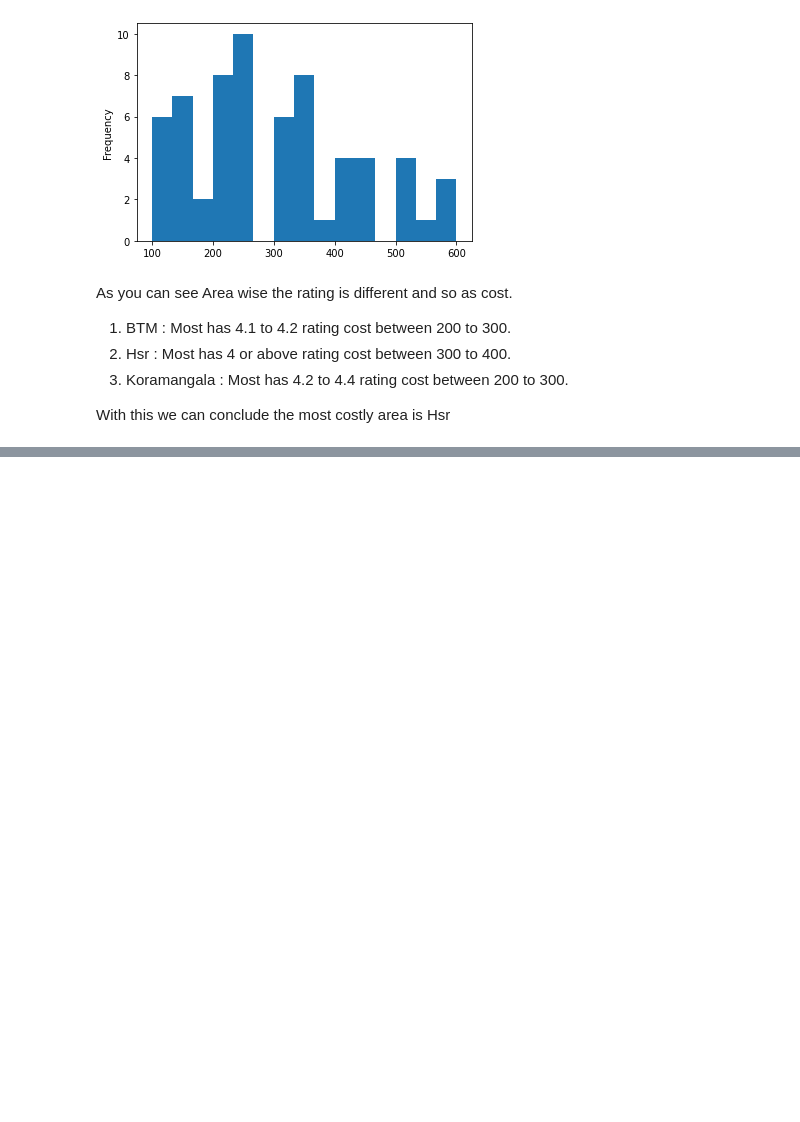
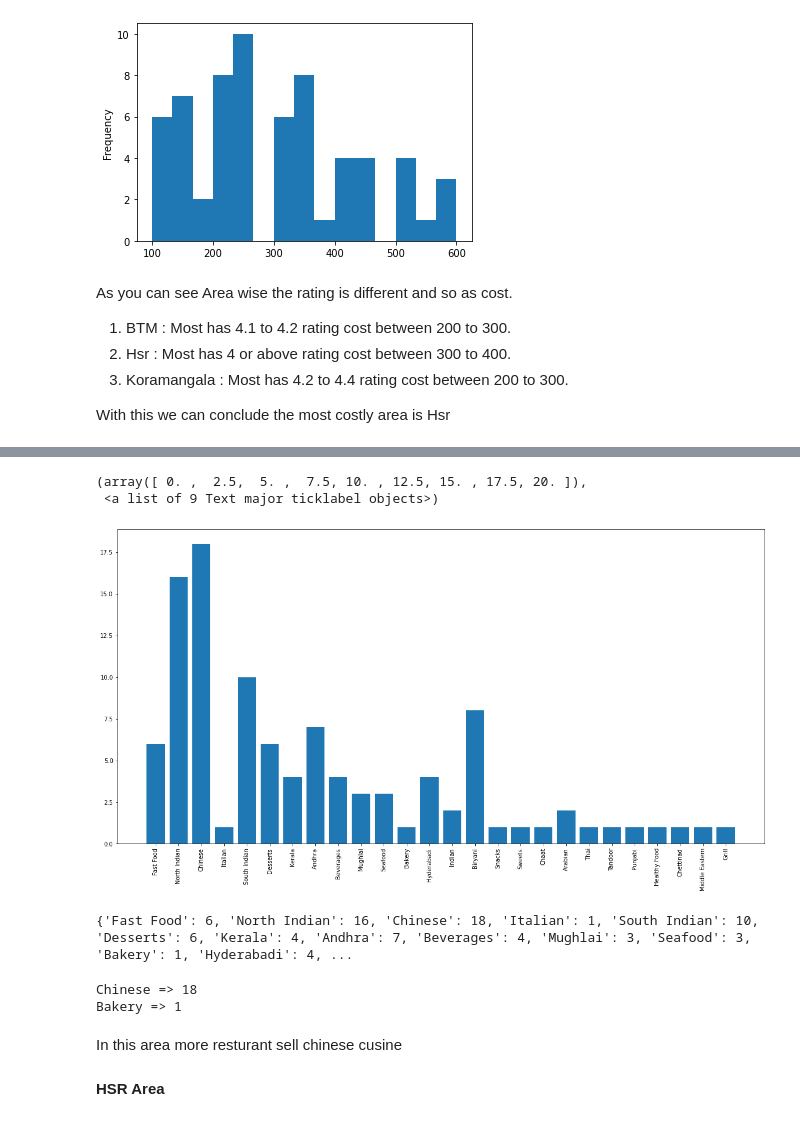
Before and after one commit to SayamAlt/Amazon-Sales-Data-Analysis, a Jupyter notebook: Swiggy Data Analysis.ipynb, the cells around one changed output, grey strips where cells are left out. Drawn from its saved outputs; the diff is of its cells as text; code cells hidden in the pictures; blank space fills up the shorter version.

```diff
--- a/Swiggy Data Analysis.ipynb
+++ b/Swiggy Data Analysis.ipynb
@@ -318,0 +426,40 @@ With this we can conclude the most costly area is Hsr
+# %%
+from collections import Counter
+freq_btm= {}
+for i in swiggy_BTM['Cuisine'].unique():
+  #print(type(i))
+  #print(i)
+  a=i.split(',')
+  for p in a:
+    striped=p.lstrip(' ')
+    if striped in freq_btm:
+      freq_btm[striped]+=1
+    else:
+      freq_btm[striped]=1
+# %%
+keys = freq_btm.keys()
+values = freq_btm.values()
+plt.figure(figsize=(20,10))
+plt.bar(keys,values)
+plt.xticks(rotation='vertical')
+plt.yticks()
+# %% [output]
+(array([ 0. ,  2.5,  5. ,  7.5, 10. , 12.5, 15. , 17.5, 20. ]),
+ <a list of 9 Text major ticklabel objects>)
+[figure, added]
+# %%
+print(freq_btm)
+# %% [output]
+{'Fast Food': 6, 'North Indian': 16, 'Chinese': 18, 'Italian': 1, 'South Indian': 10, 'Desserts': 6, 'Kerala': 4, 'Andhra': 7, 'Beverages': 4, 'Mughlai': 3, 'Seafood': 3, 'Bakery': 1, 'Hyderabadi': 4, ...
+# %%
+Keymax = max(zip(freq_btm.values(), freq_btm.keys()))[1]
+print(Keymax, "=>", freq_btm[Keymax])
+Keymax = min(zip(freq_btm.values(), freq_btm.keys()))[1]
+print(Keymax, "=>", freq_btm[Keymax])
+# %% [output]
+Chinese => 18
+Bakery => 1
+# %% [markdown]
+In this area more resturant sell chinese cusine
+# %% [markdown]
+**HSR Area**
```
Also changed, not shown: parts of 31 cells of this notebook.
